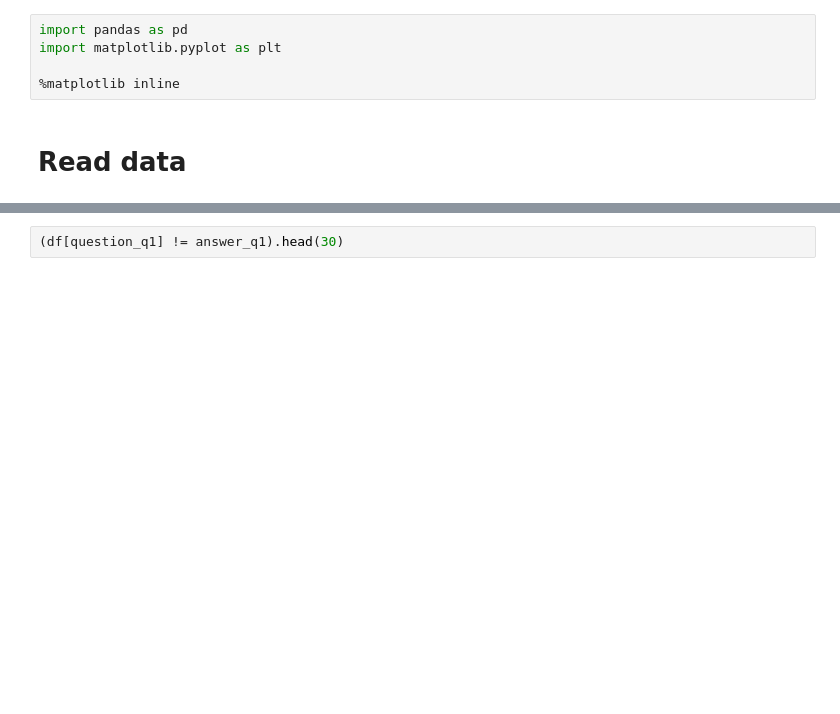
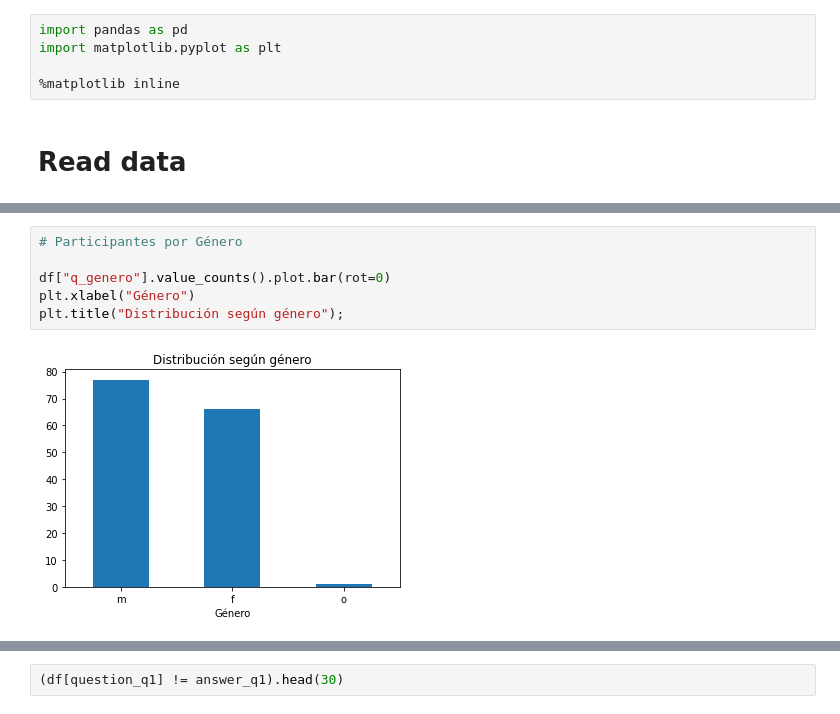
Before and after one commit to luparral/misconceptions, a Jupyter notebook: notebooks/Análisis exploratorio.ipynb, the cells around one changed output, grey strips where cells are left out. Cells and saved outputs as stored; diff of their text form; blank space fills up the shorter version.

```diff
--- a/notebooks/Análisis exploratorio.ipynb
+++ b/notebooks/Análisis exploratorio.ipynb
@@ -38,0 +44,8 @@ plt.title("Qué celular usas?");
+# %%
+# Participantes por Género
+
+df["q_genero"].value_counts().plot.bar(rot=0)
+plt.xlabel("Género")
+plt.title("Distribución según género");
+# %% [output]
+[figure, added]
```
Also changed, not shown: parts of 11 cells of this notebook, 1 other file.
